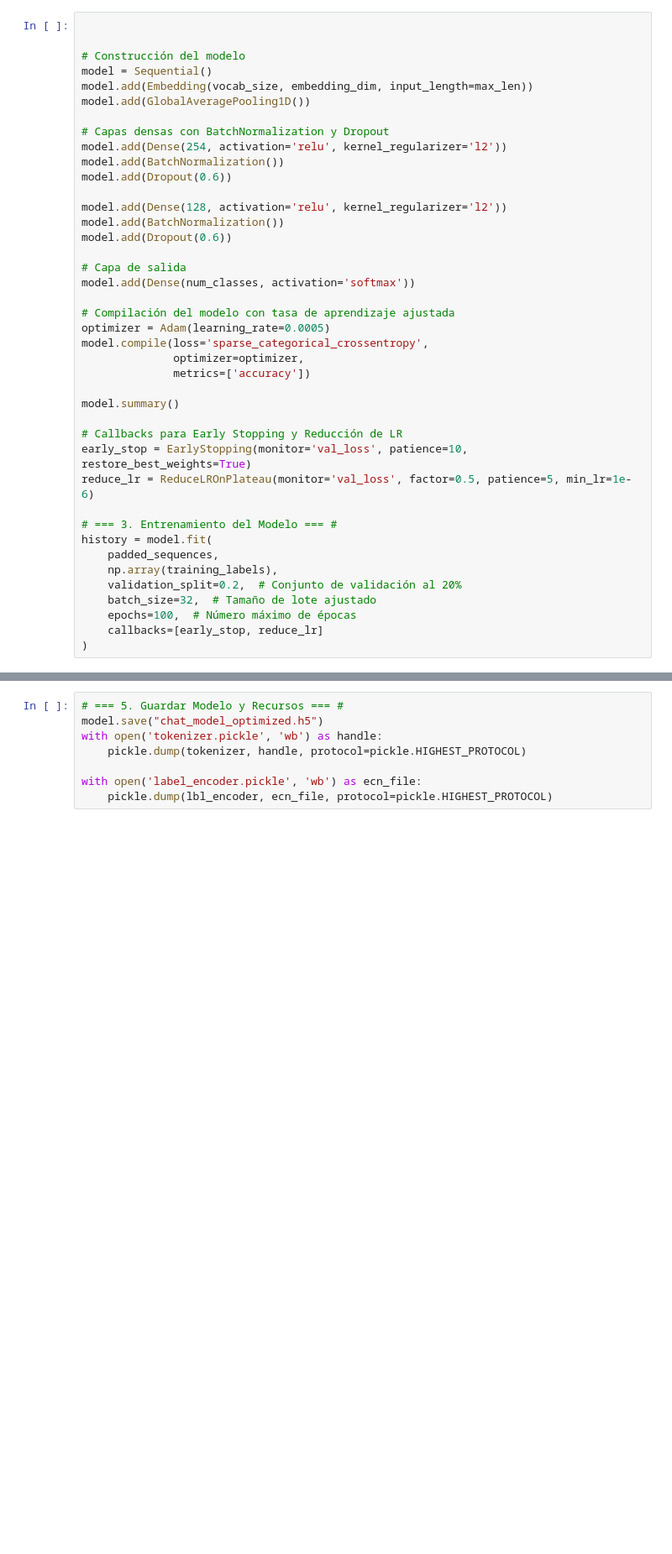
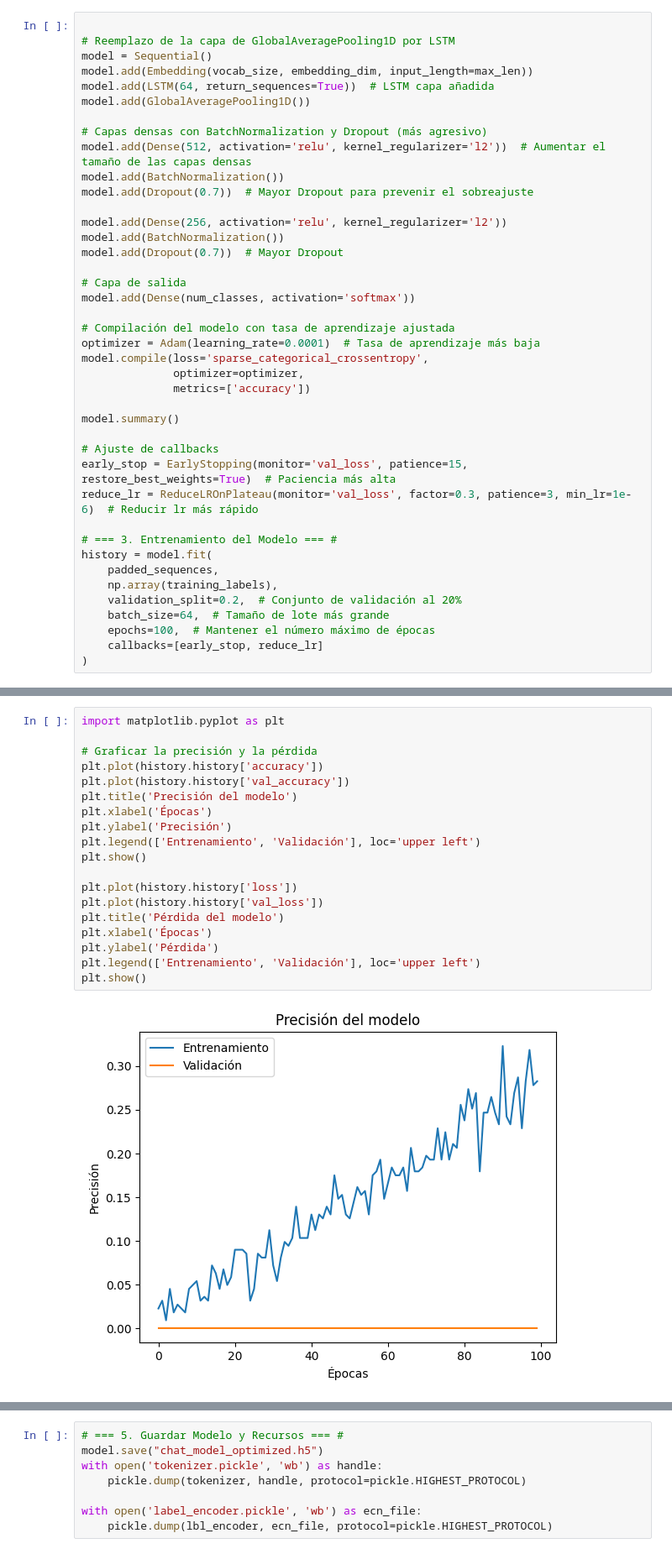
Before and after one commit to FrostMach/CANEMCAT, a Jupyter notebook: chatbot/chatbot2.ipynb, the cells around one changed output, grey strips where cells are left out. Shown at 84% size. Drawn from its saved outputs; the diff is of its cells as text; blank space fills up the shorter version.

```diff
--- a/chatbot/chatbot2.ipynb
+++ b/chatbot/chatbot2.ipynb
@@ -64,43 +64,43 @@ sequences = tokenizer.texts_to_sequences(training_sentences)
 padded_sequences = pad_sequences(sequences, truncating='post', maxlen=max_len)
 # %%
 
-
-# Construcción del modelo
+# Reemplazo de la capa de GlobalAveragePooling1D por LSTM
 model = Sequential()
 model.add(Embedding(vocab_size, embedding_dim, input_length=max_len))
+model.add(LSTM(64, return_sequences=True))  # LSTM capa añadida
 model.add(GlobalAveragePooling1D())
 
-# Capas densas con BatchNormalization y Dropout
-model.add(Dense(254, activation='relu', kernel_regularizer='l2'))
+# Capas densas con BatchNormalization y Dropout (más agresivo)
+model.add(Dense(512, activation='relu', kernel_regularizer='l2'))  # Aumentar el tamaño de las capas densas
 model.add(BatchNormalization())
-model.add(Dropout(0.6))
+model.add(Dropout(0.7))  # Mayor Dropout para prevenir el sobreajuste
 
-model.add(Dense(128, activation='relu', kernel_regularizer='l2'))
+model.add(Dense(256, activation='relu', kernel_regularizer='l2'))
 model.add(BatchNormalization())
-model.add(Dropout(0.6))
+model.add(Dropout(0.7))  # Mayor Dropout
 
 # Capa de salida
 model.add(Dense(num_classes, activation='softmax'))
 
 # Compilación del modelo con tasa de aprendizaje ajustada
-optimizer = Adam(learning_rate=0.0005)
+optimizer = Adam(learning_rate=0.0001)  # Tasa de aprendizaje más baja
 model.compile(loss='sparse_categorical_crossentropy',
               optimizer=optimizer,
               metrics=['accuracy'])
 
 model.summary()
 
-# Callbacks para Early Stopping y Reducción de LR
-early_stop = EarlyStopping(monitor='val_loss', patience=10, restore_best_weights=True)
-reduce_lr = ReduceLROnPlateau(monitor='val_loss', factor=0.5, patience=5, min_lr=1e-6)
+# Ajuste de callbacks
+early_stop = EarlyStopping(monitor='val_loss', patience=15, restore_best_weights=True)  # Paciencia más alta
+reduce_lr = ReduceLROnPlateau(monitor='val_loss', factor=0.3, patience=3, min_lr=1e-6)  # Reducir lr más rápido
 
 # === 3. Entrenamiento del Modelo === #
 history = model.fit(
     padded_sequences,
     np.array(training_labels),
     validation_split=0.2,  # Conjunto de validación al 20%
-    batch_size=32,  # Tamaño de lote ajustado
-    epochs=100,  # Número máximo de épocas
+    batch_size=64,  # Tamaño de lote más grande
+    epochs=100,  # Mantener el número máximo de épocas
     callbacks=[early_stop, reduce_lr]
 )
 # %% [output]
@@ -170,0 +145,21 @@ plt.show()
+# %%
+import matplotlib.pyplot as plt
+
+# Graficar la precisión y la pérdida
+plt.plot(history.history['accuracy'])
+plt.plot(history.history['val_accuracy'])
+plt.title('Precisión del modelo')
+plt.xlabel('Épocas')
+plt.ylabel('Precisión')
+plt.legend(['Entrenamiento', 'Validación'], loc='upper left')
+plt.show()
+
+plt.plot(history.history['loss'])
+plt.plot(history.history['val_loss'])
+plt.title('Pérdida del modelo')
+plt.xlabel('Épocas')
+plt.ylabel('Pérdida')
+plt.legend(['Entrenamiento', 'Validación'], loc='upper left')
+plt.show()
+# %% [output]
+[figure, added]
```
Also changed, not shown: parts of 5 cells of this notebook, 4 other files.
